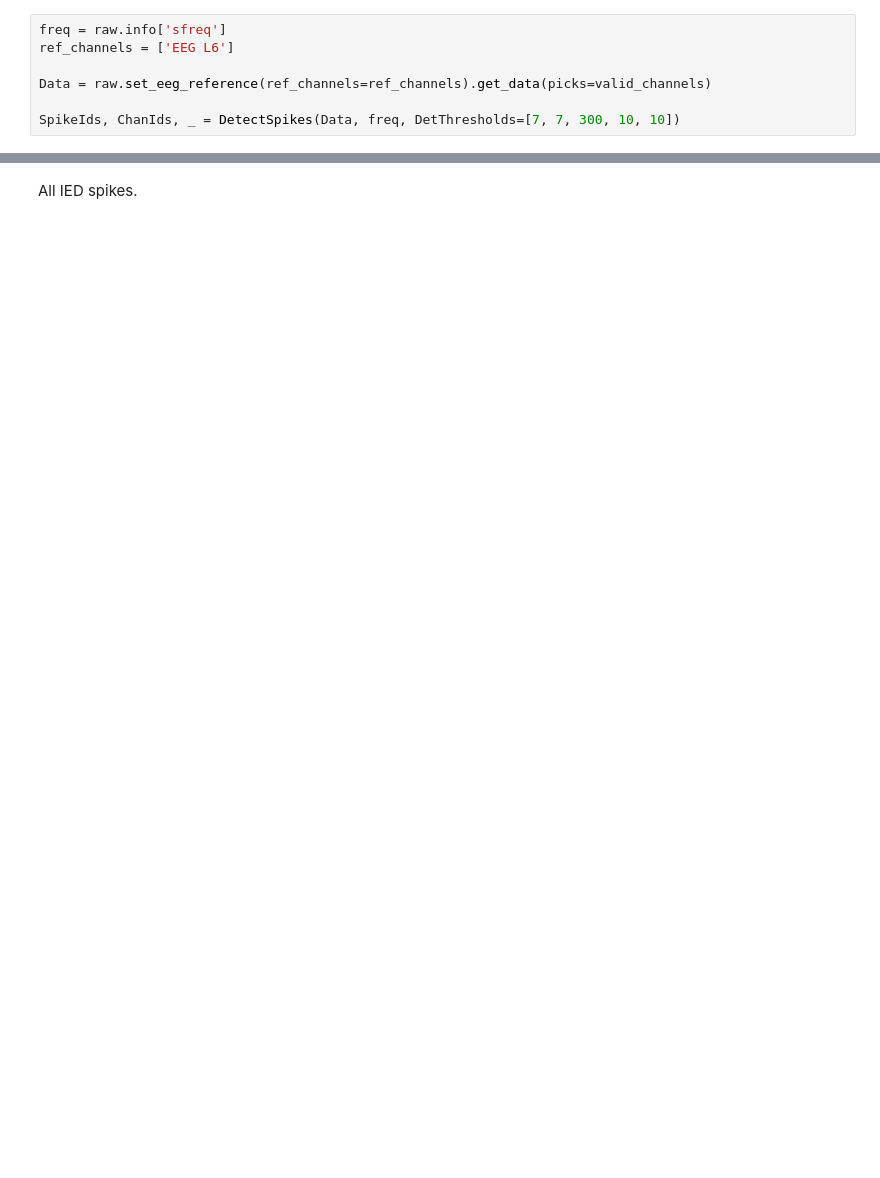
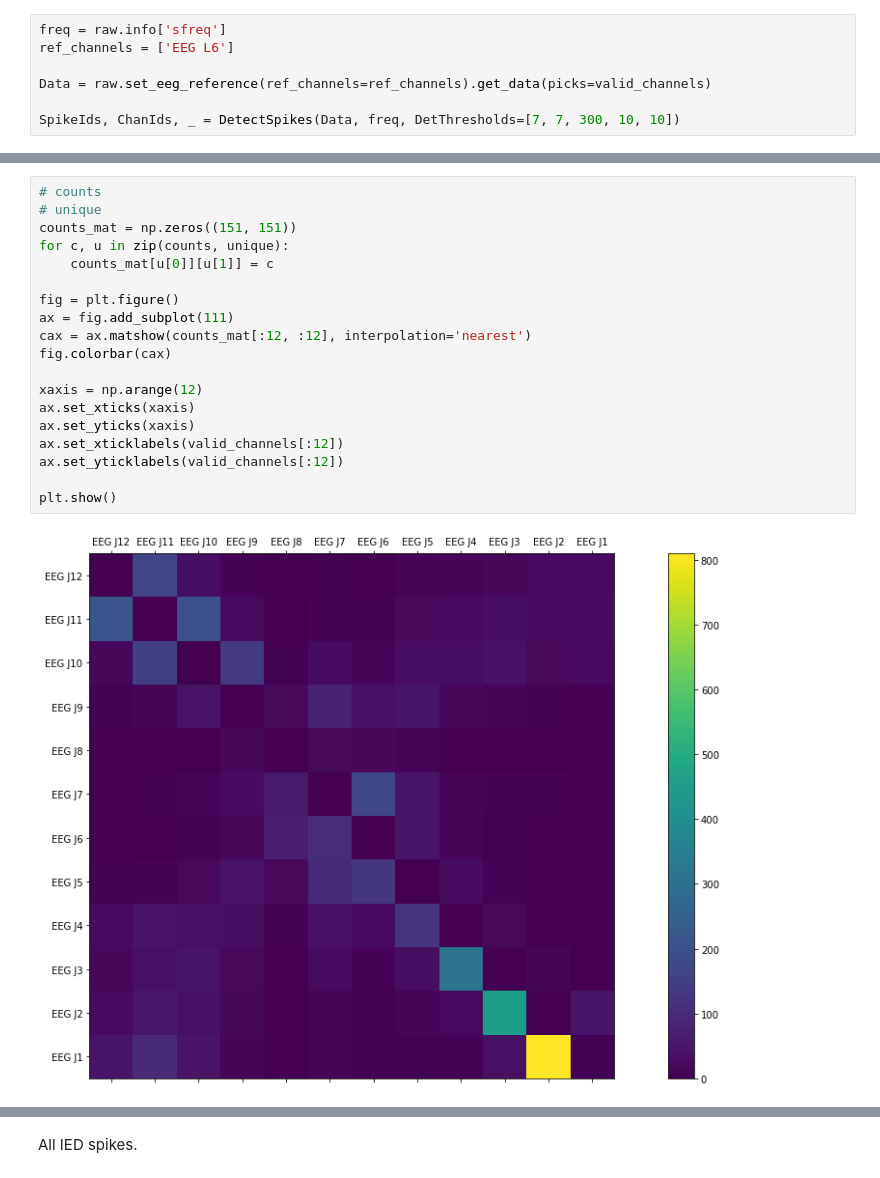
Before and after one commit to norrisjamie23/forecasting-epileptic-discharges, a Jupyter notebook: IED_detection.ipynb, the cells around one changed output, grey strips where cells are left out. Drawn from its saved outputs; the diff is of its cells as text; blank space fills up the shorter version.

```diff
--- a/IED_detection.ipynb
+++ b/IED_detection.ipynb
@@ -229,0 +213,21 @@ sns.displot(dig, bins=len(bins), height=10, aspect=2)
+# %%
+# counts
+# unique
+counts_mat = np.zeros((151, 151))
+for c, u in zip(counts, unique):
+    counts_mat[u[0]][u[1]] = c
+
+fig = plt.figure()
+ax = fig.add_subplot(111)
+cax = ax.matshow(counts_mat[:12, :12], interpolation='nearest')
+fig.colorbar(cax)
+
+xaxis = np.arange(12)
+ax.set_xticks(xaxis)
+ax.set_yticks(xaxis)
+ax.set_xticklabels(valid_channels[:12])
+ax.set_yticklabels(valid_channels[:12])
+
+plt.show()
+# %% [output]
+[figure, added]
```
Also changed, not shown: parts of 22 cells of this notebook.
